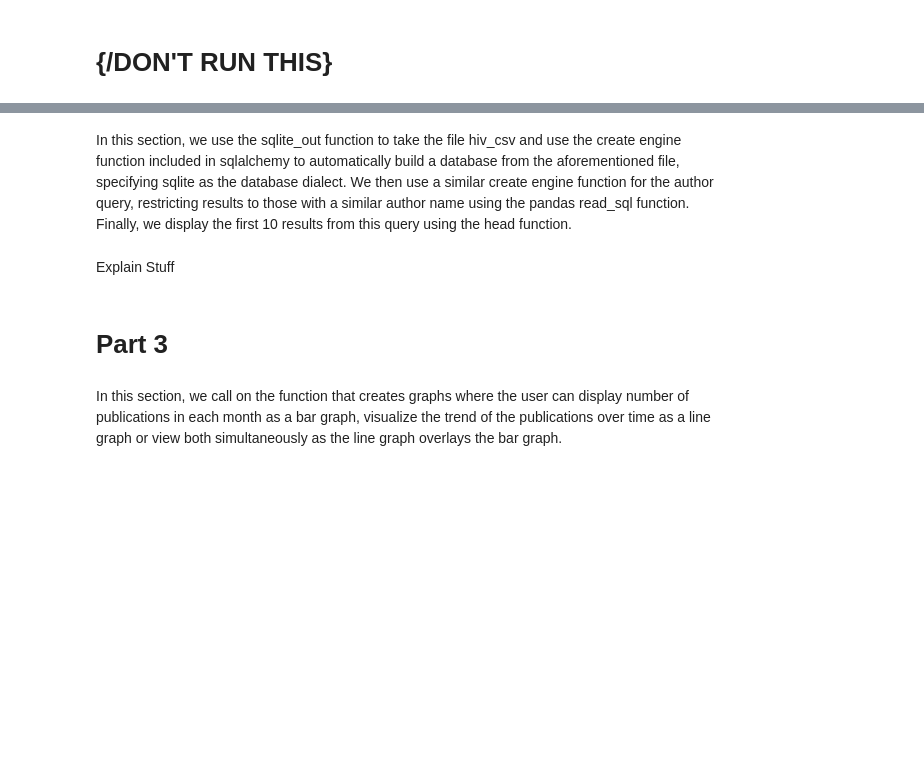
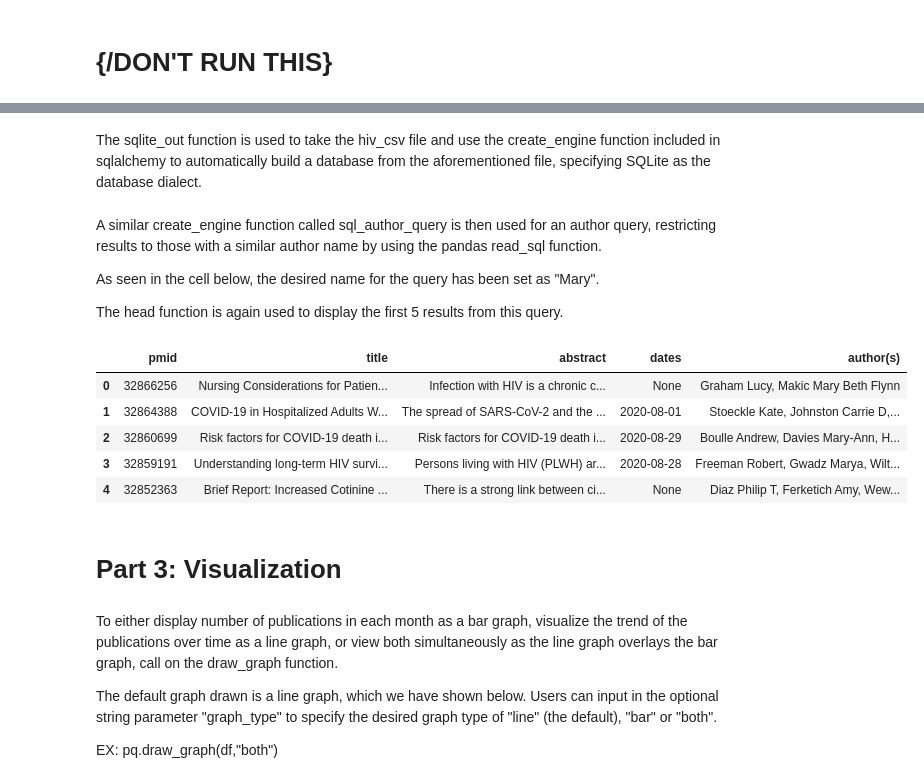
Before and after one commit to rachitest/ph_1975_capstone_project, a Jupyter notebook: webapp/HIV_project_final.ipynb, the cells around one changed output, grey strips where cells are left out. Saved outputs shown, nothing was run; the diff lists cells and outputs as text; code cells hidden in the pictures; blank space fills up the shorter version.

Commit message:
Add files via upload
expanded explanation of parameters

```diff
--- a/webapp/HIV_project_final.ipynb
+++ b/webapp/HIV_project_final.ipynb
@@ -52,15 +77,30 @@ hiv_csv.head()
 # %% [markdown]
-In this section, we use the sqlite_out function to take the file hiv_csv and use the create engine function included in sqlalchemy to automatically build a database from the aforementioned file, specifying sqlite as the database dialect. We then use a similar create engine function for the author query, restricting results to those with a similar author name using the pandas read_sql function. Finally, we display the first 10 results from this query using the head function.
+The sqlite_out function is used to take the hiv_csv file and use the create_engine function included in sqlalchemy to automatically build a database from the aforementioned file, specifying SQLite as the database dialect.
 # %%
 pq.sqlite_out(hiv_csv)
-# %% [markdown]
-Explain Stuff
+# %% [markdown]
+A similar create_engine function called sql_author_query is then used for an author query, restricting results to those with a similar author name by using the pandas read_sql function.
+
+As seen in the cell below, the desired name for the query has been set as "Mary".
+
+The head function is again used to display the first 5 results from this query.
 # %%
-sql_df = pq.sql_author_query("Julie")
+sql_df = pq.sql_author_query("Mary")
 sql_df.head()
+# %% [output]
+|  | pmid | title | abstract | dates | author(s) |
+| 0 | 32866256 | Nursing Considerations for Patien... | Infection with HIV is a chronic c... | None | Graham Lucy, Makic Mary Beth Flynn |
+| 1 | 32864388 | COVID-19 in Hospitalized Adults W... | The spread of SARS-CoV-2 and the ... | 2020-08-01 | Stoeckle Kate, Johnston Carrie D,... |
+| 2 | 32860699 | Risk factors for COVID-19 death i... | Risk factors for COVID-19 death i... | 2020-08-29 | Boulle Andrew, Davies Mary-Ann, H... |
+| 3 | 32859191 | Understanding long-term HIV survi... | Persons living with HIV (PLWH) ar... | 2020-08-28 | Freeman Robert, Gwadz Marya, Wilt... |
+| 4 | 32852363 | Brief Report: Increased Cotinine ... | There is a strong link between ci... | None | Diaz Philip T, Ferketich Amy, Wew... |
 # %% [markdown]
-# Part 3
+# Part 3: Visualization
 # %% [markdown]
-In this section, we call on the function that creates graphs where the user can display number of publications in each month as a bar graph, visualize the trend of the publications over time as a line graph or view both simultaneously as the line graph overlays the bar graph.
+To either display number of publications in each month as a bar graph, visualize the trend of the publications over time as a line graph, or view both simultaneously as the line graph overlays the bar graph, call on the draw_graph function.
+
+The default graph drawn is a line graph, which we have shown below. Users can input in the optional string parameter "graph_type" to specify the desired graph type of "line" (the default), "bar" or "both".
+
+EX: pq.draw_graph(df,"both")
 # %%
 pq.draw_graph(hiv_csv)
```
Also changed, not shown: parts of 14 cells of this notebook.
